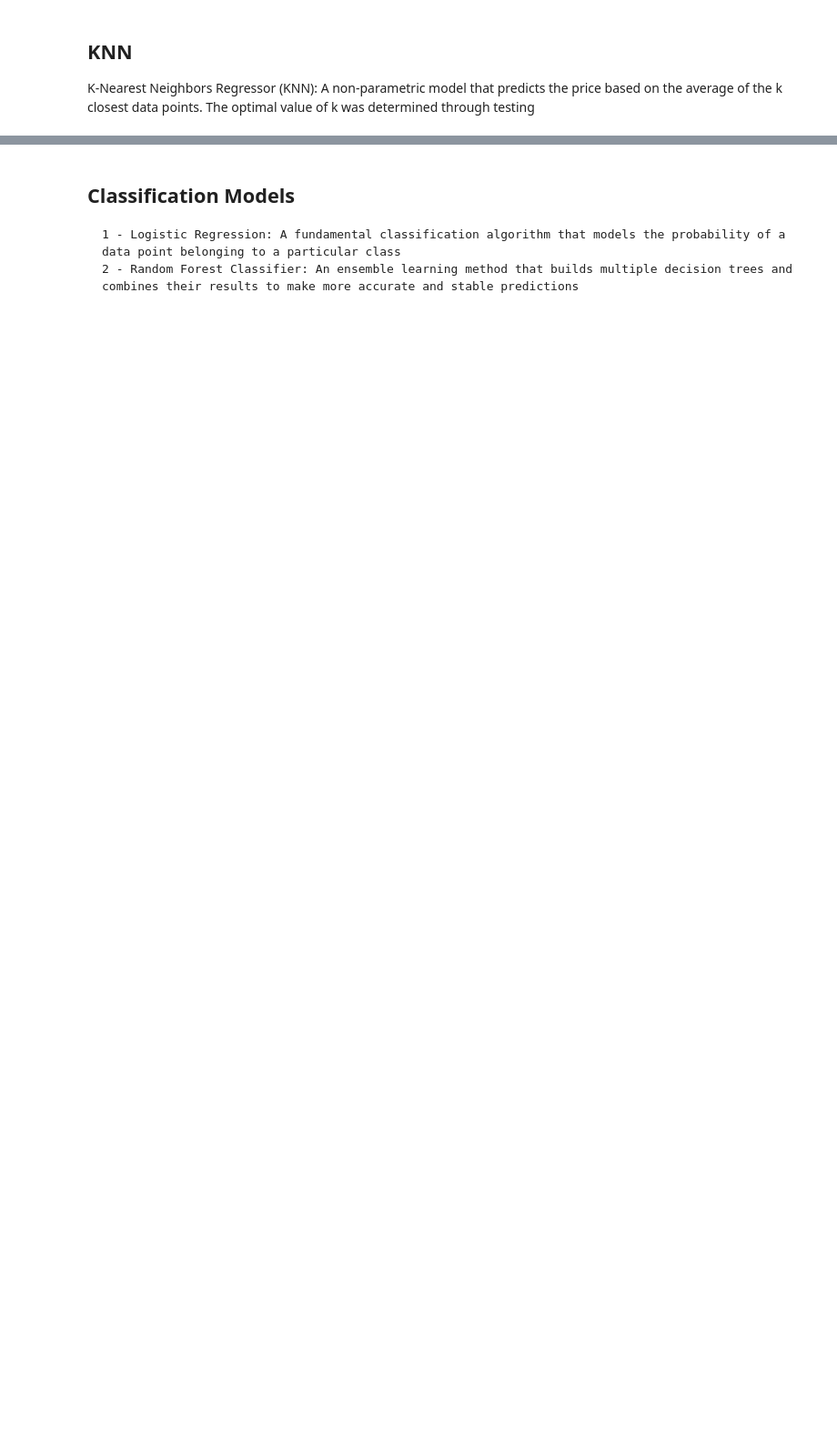
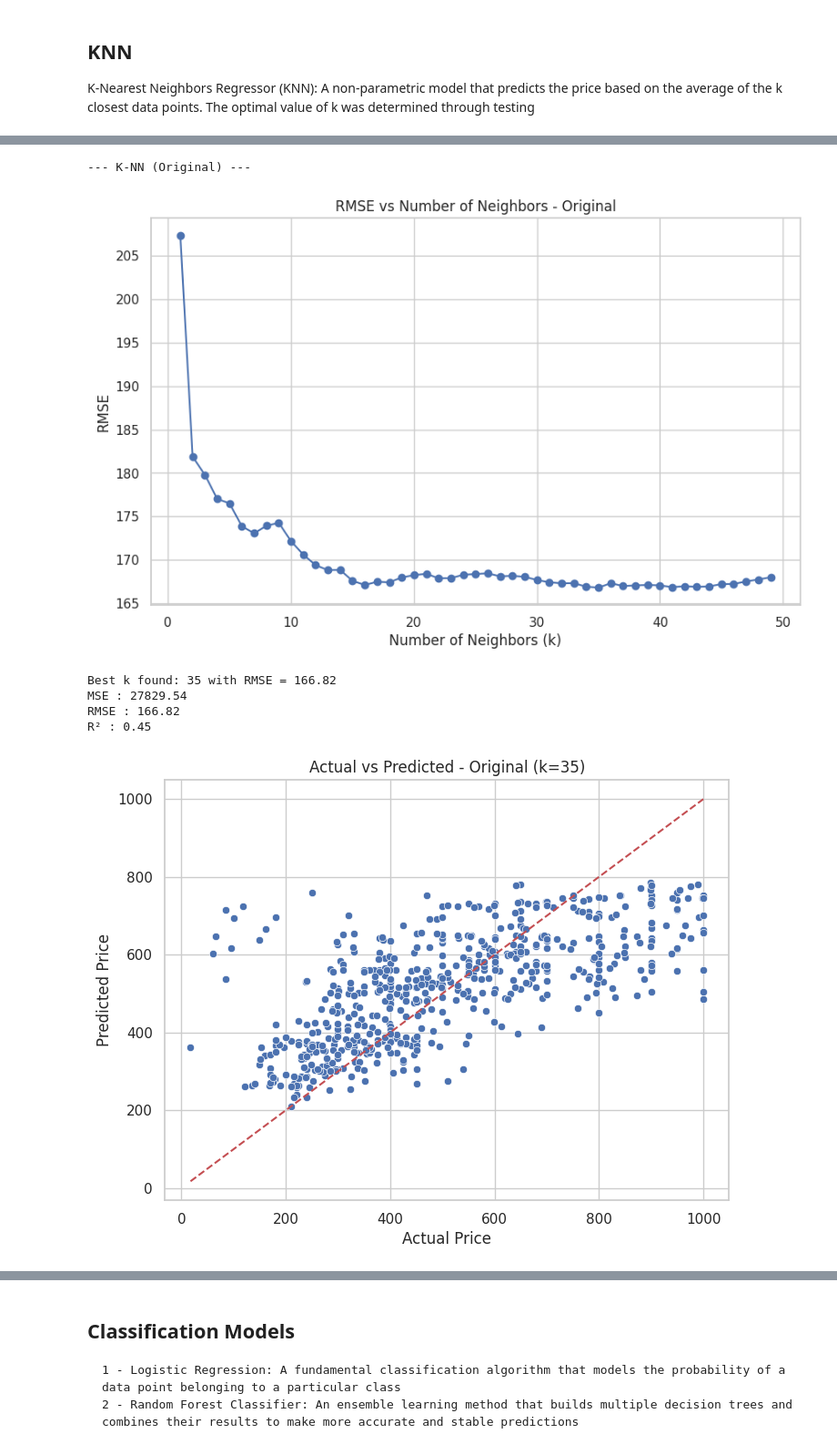
Before and after one commit to agpinedam/Project_Machine_Learning, a Jupyter notebook: exploring_data.ipynb, the cells around one changed output, grey strips where cells are left out. Shown at 91% size. Saved outputs shown, nothing was run; the diff lists cells and outputs as text; code cells hidden in the pictures; blank space fills up the shorter version.

```diff
--- a/exploring_data.ipynb
+++ b/exploring_data.ipynb
@@ -856,0 +1034,11 @@ RMSE : 166.26491308549194
+# %%
+for name, dataset in datasets.items():
+    evaluate_knn_model(dataset, name)
+# %% [output]
+--- K-NN (Original) ---
+[figure, added]
+Best k found: 35 with RMSE = 166.82
+MSE : 27829.54
+RMSE : 166.82
+R² : 0.45
+[figure, added]
```
Also changed, not shown: parts of 19 cells of this notebook.
